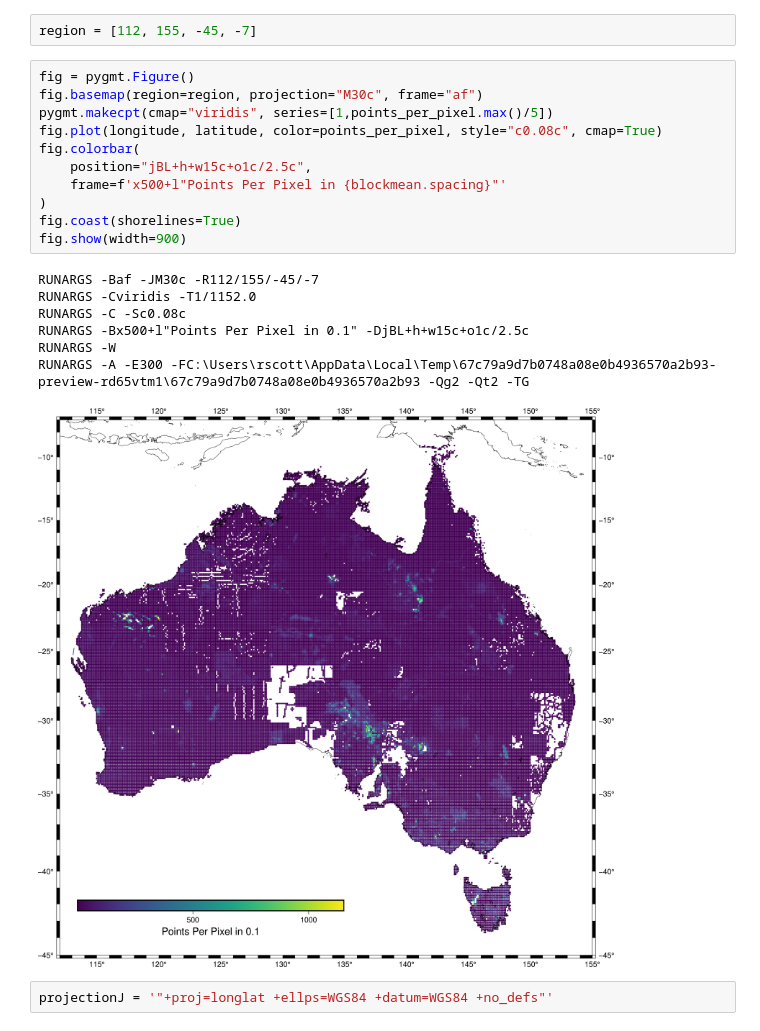
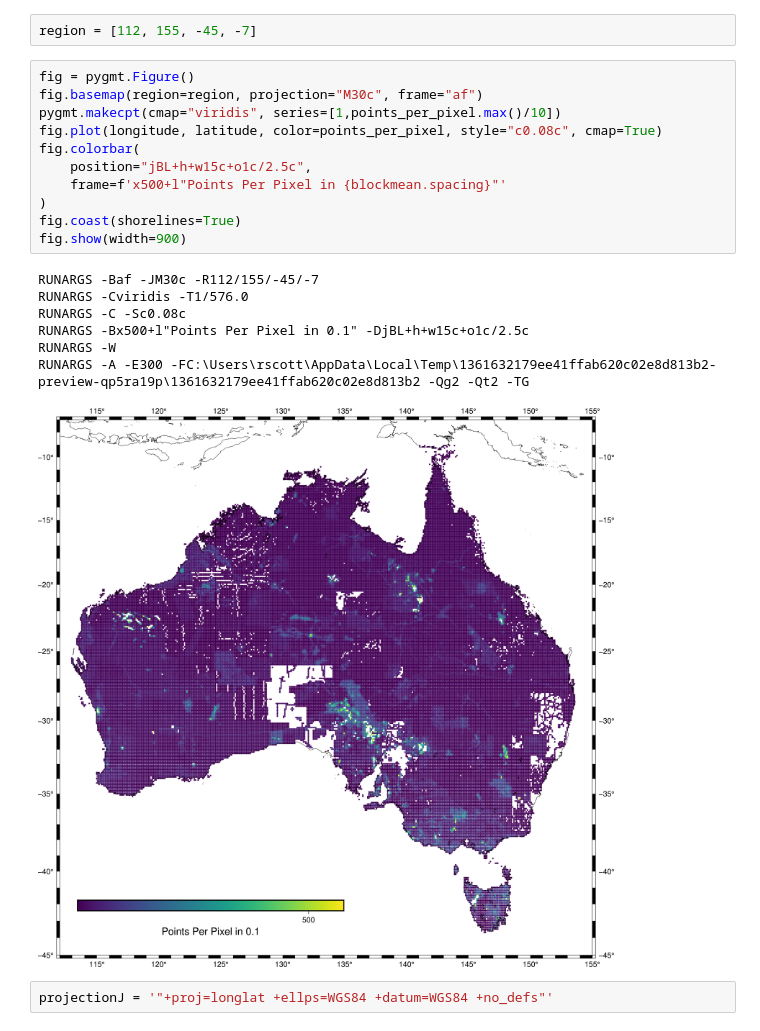
Before and after one commit to compgeolab/australia-gravity-data, a Jupyter notebook: notebooks/Gravity-Quality-PyGMT-Points.ipynb, the cells around one changed output. Drawn from its saved outputs; the diff is of its cells as text.

Commit message:
graivty quality points/10

```diff
--- a/notebooks/Gravity-Quality-PyGMT-Points.ipynb
+++ b/notebooks/Gravity-Quality-PyGMT-Points.ipynb
@@ -106,22 +106,22 @@ region = [112, 155, -45, -7]
 # %%
 fig = pygmt.Figure()
 fig.basemap(region=region, projection="M30c", frame="af")
-pygmt.makecpt(cmap="viridis", series=[1,points_per_pixel.max()/5])
+pygmt.makecpt(cmap="viridis", series=[1,points_per_pixel.max()/10])
 fig.plot(longitude, latitude, color=points_per_pixel, style="c0.08c", cmap=True)
 fig.colorbar(
     position="jBL+h+w15c+o1c/2.5c",
     frame=f'x500+l"Points Per Pixel in {blockmean.spacing}"'
 )
 fig.coast(shorelines=True)
 fig.show(width=900)
 # %% [output]
 RUNARGS -Baf -JM30c -R112/155/-45/-7
-RUNARGS -Cviridis -T1/1152.0
+RUNARGS -Cviridis -T1/576.0
 RUNARGS -C -Sc0.08c
 RUNARGS -Bx500+l"Points Per Pixel in 0.1" -DjBL+h+w15c+o1c/2.5c
 RUNARGS -W
-RUNARGS -A -E300 -FC:\Users\rscott\AppData\Local\Temp\67c79a9d7b0748a08e0b4936570a2b93-preview-rd65vtm1\67c79a9d7b0748a08e0b4936570a2b93 -Qg2 -Qt2 -TG
+RUNARGS -A -E300 -FC:\Users\rscott\AppData\Local\Temp\1361632179ee41ffab620c02e8d813b2-preview-qp5ra19p\1361632179ee41ffab620c02e8d813b2 -Qg2 -Qt2 -TG
-[figure, old version]
+[figure, new version]
 # %%
 projectionJ = '"+proj=longlat +ellps=WGS84 +datum=WGS84 +no_defs"'
 # %%
```
Also changed, not shown: parts of 1 cell of this notebook, 1 other file.
